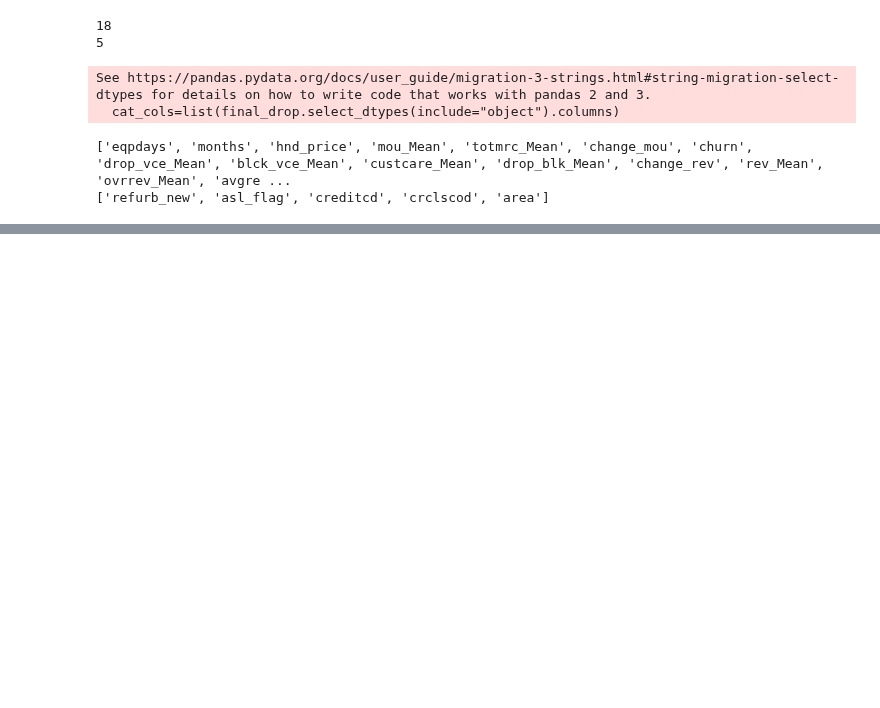
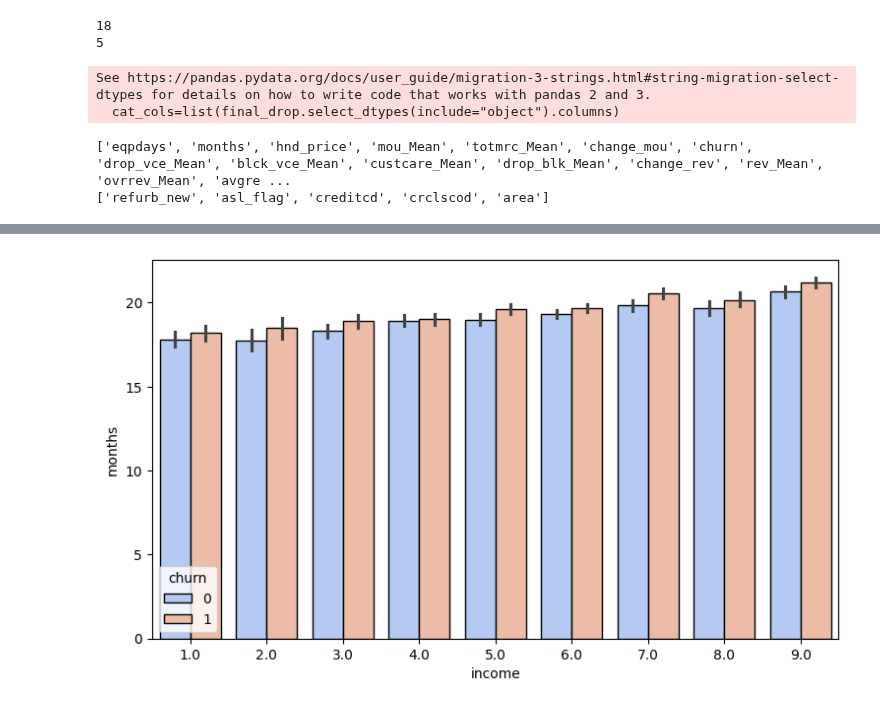
Before and after one commit to SalemElbermawy/gci_final_project, a Jupyter notebook: gci_final.ipynb, the cells around one changed output, grey strips where cells are left out. Drawn from its saved outputs; the diff is of its cells as text; code cells hidden in the pictures; blank space fills up the shorter version.

```diff
--- a/gci_final.ipynb
+++ b/gci_final.ipynb
@@ -515,0 +536,7 @@ for train_index,test_index in splitter_2.split(final_drop,final_drop["churn"]):
+# %%
+plt.figure(figsize=(9,5))
+sns.barplot(y=stratified_train["months"],x=stratified_train["income"],palette="coolwarm",edgecolor="black",hue=stratified_train["churn"])
+plt.show()
+# there is no lear relation
+# %% [output]
+[figure, added]
```
Also changed, not shown: parts of 14 cells of this notebook.
